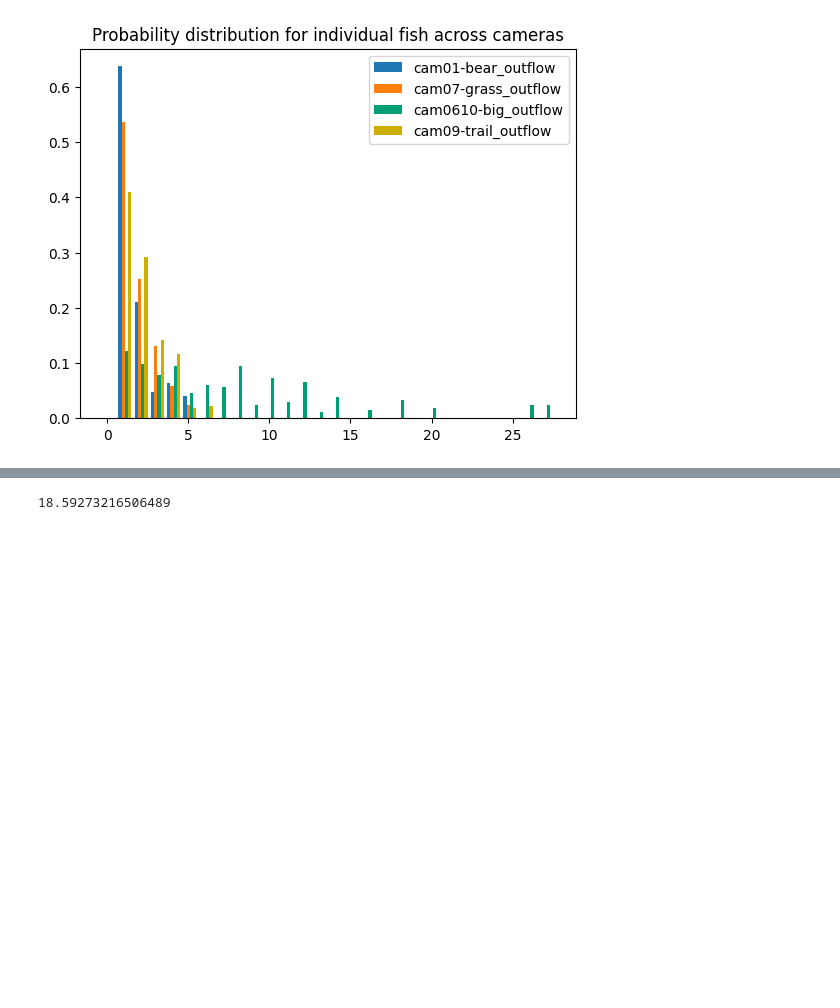
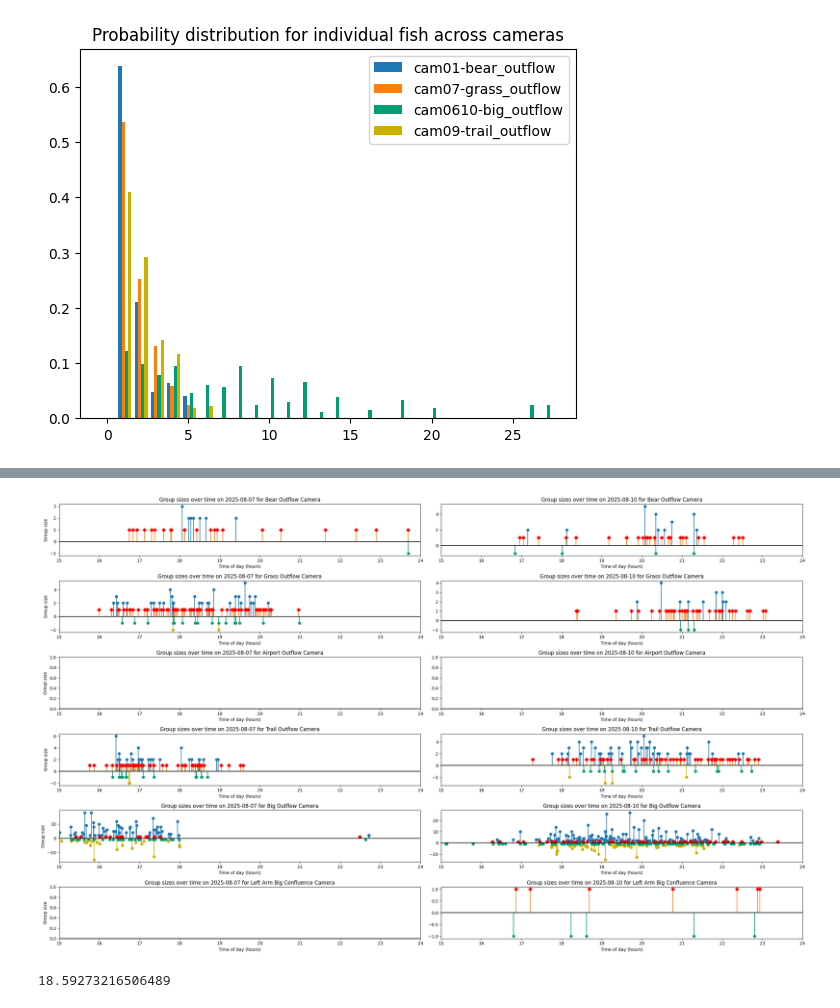
Before and after one commit to benkoger/salmon-tlc, a Jupyter notebook: notebooks/Data Analysis/plot_examples.ipynb, the cells around one changed output, grey strips where cells are left out. Cells and saved outputs as stored; diff of their text form; code cells hidden in the pictures; blank space fills up the shorter version.

```diff
--- a/notebooks/Data Analysis/plot_examples.ipynb
+++ b/notebooks/Data Analysis/plot_examples.ipynb
@@ -31,3 +32,16 @@ make_lollipop_plots(10, False)
+# %%
+# this plot is the lollipop plot with all six cameras and the downstream data as well
+cam_names = {
+    "cam01-bear_outflow": False,
+    "cam07-grass_outflow": False,
+    "cam05-airport_outflow": False,
+    "cam09-trail_outflow": False,
+    "cam0610-big_outflow": True,
+    "cam1006-left_arm_big_confluence": True,
+}
+make_lollipop_plots(10, True, False, cam_names=cam_names)
+# %% [output]
+[figure, added]
 # %%
 # this gives the plot showing how the average of the centered empirical data lines up with the Gaussian cumulative probability distribution
 gaussian_distr_check(False)
```
Also changed, not shown: parts of 7 cells of this notebook.
